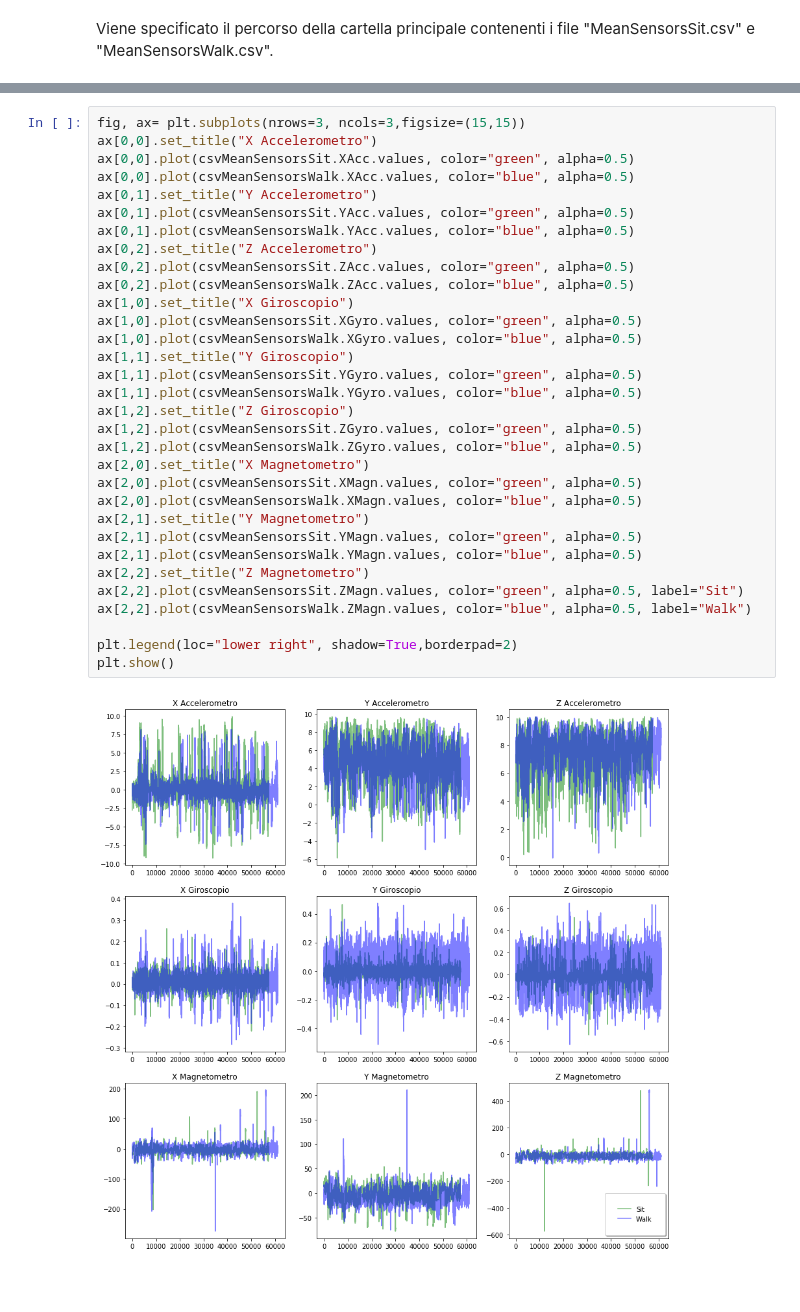
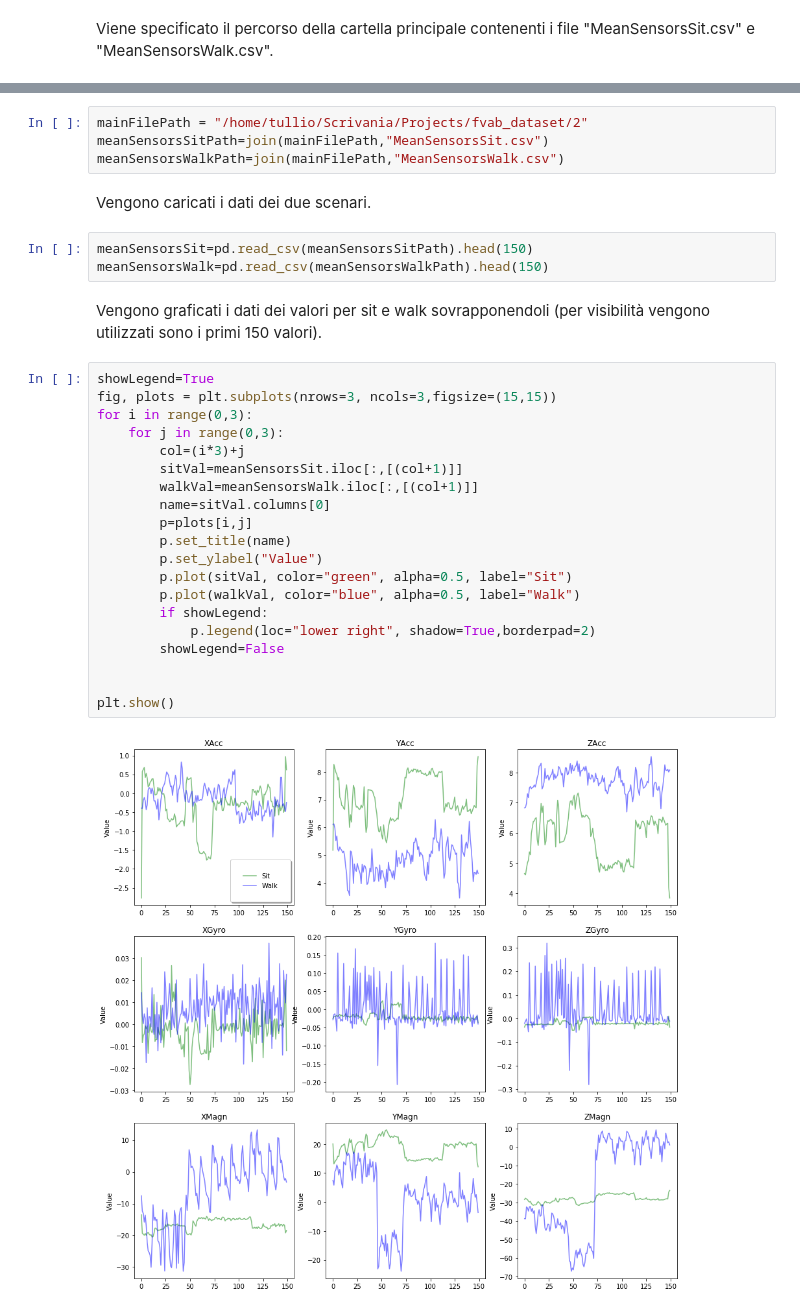
Before and after one commit to tulliopizzuti/fvab, a Jupyter notebook: Esame/Jupyter/06_grafici.ipynb, the cells around one changed output, grey strips where cells are left out. Saved outputs shown, nothing was run; the diff lists cells and outputs as text; blank space fills up the shorter version.

```diff
--- a/Esame/Jupyter/06_grafici.ipynb
+++ b/Esame/Jupyter/06_grafici.ipynb
@@ -26,34 +12,33 @@ Nell'ultimo grafico (per una questione di visibilità) viene rappresentata la le
-# %%
-fig, ax= plt.subplots(nrows=3, ncols=3,figsize=(15,15))
-ax[0,0].set_title("X Accelerometro")
-ax[0,0].plot(csvMeanSensorsSit.XAcc.values, color="green", alpha=0.5)
-ax[0,0].plot(csvMeanSensorsWalk.XAcc.values, color="blue", alpha=0.5)
-ax[0,1].set_title("Y Accelerometro")
-ax[0,1].plot(csvMeanSensorsSit.YAcc.values, color="green", alpha=0.5)
-ax[0,1].plot(csvMeanSensorsWalk.YAcc.values, color="blue", alpha=0.5)
-ax[0,2].set_title("Z Accelerometro")
-ax[0,2].plot(csvMeanSensorsSit.ZAcc.values, color="green", alpha=0.5)
-ax[0,2].plot(csvMeanSensorsWalk.ZAcc.values, color="blue", alpha=0.5)
-ax[1,0].set_title("X Giroscopio")
-ax[1,0].plot(csvMeanSensorsSit.XGyro.values, color="green", alpha=0.5)
-ax[1,0].plot(csvMeanSensorsWalk.XGyro.values, color="blue", alpha=0.5)
-ax[1,1].set_title("Y Giroscopio")
-ax[1,1].plot(csvMeanSensorsSit.YGyro.values, color="green", alpha=0.5)
-ax[1,1].plot(csvMeanSensorsWalk.YGyro.values, color="blue", alpha=0.5)
-ax[1,2].set_title("Z Giroscopio")
-ax[1,2].plot(csvMeanSensorsSit.ZGyro.values, color="green", alpha=0.5)
-ax[1,2].plot(csvMeanSensorsWalk.ZGyro.values, color="blue", alpha=0.5)
-ax[2,0].set_title("X Magnetometro")
-ax[2,0].plot(csvMeanSensorsSit.XMagn.values, color="green", alpha=0.5)
-ax[2,0].plot(csvMeanSensorsWalk.XMagn.values, color="blue", alpha=0.5)
-ax[2,1].set_title("Y Magnetometro")
-ax[2,1].plot(csvMeanSensorsSit.YMagn.values, color="green", alpha=0.5)
-ax[2,1].plot(csvMeanSensorsWalk.YMagn.values, color="blue", alpha=0.5)
-ax[2,2].set_title("Z Magnetometro")
-ax[2,2].plot(csvMeanSensorsSit.ZMagn.values, color="green", alpha=0.5, label="Sit")
-ax[2,2].plot(csvMeanSensorsWalk.ZMagn.values, color="blue", alpha=0.5, label="Walk")
-
-plt.legend(loc="lower right", shadow=True,borderpad=2)
-plt.show()
-# %% [output]
-[figure, removed]
+# %%
+mainFilePath = "/home/tullio/Scrivania/Projects/fvab_dataset/2"
+meanSensorsSitPath=join(mainFilePath,"MeanSensorsSit.csv")
+meanSensorsWalkPath=join(mainFilePath,"MeanSensorsWalk.csv")
+# %% [markdown]
+Vengono caricati i dati dei due scenari.
+# %%
+meanSensorsSit=pd.read_csv(meanSensorsSitPath).head(150)
+meanSensorsWalk=pd.read_csv(meanSensorsWalkPath).head(150)
+# %% [markdown]
+Vengono graficati i dati dei valori per sit e walk sovrapponendoli (per visibilità vengono utilizzati sono i primi 150 valori).
+# %%
+showLegend=True
+fig, plots = plt.subplots(nrows=3, ncols=3,figsize=(15,15))
+for i in range(0,3):
+    for j in range(0,3):
+        col=(i*3)+j
+        sitVal=meanSensorsSit.iloc[:,[(col+1)]]
+        walkVal=meanSensorsWalk.iloc[:,[(col+1)]]
+        name=sitVal.columns[0]
+        p=plots[i,j]
+        p.set_title(name)
+        p.set_ylabel("Value")
+        p.plot(sitVal, color="green", alpha=0.5, label="Sit")
+        p.plot(walkVal, color="blue", alpha=0.5, label="Walk")
+        if showLegend:
+            p.legend(loc="lower right", shadow=True,borderpad=2)
+        showLegend=False
+
+
+plt.show()
+# %% [output]
+[figure, added]
```
Also changed, not shown: parts of 6 cells of this notebook, 5 other files.
